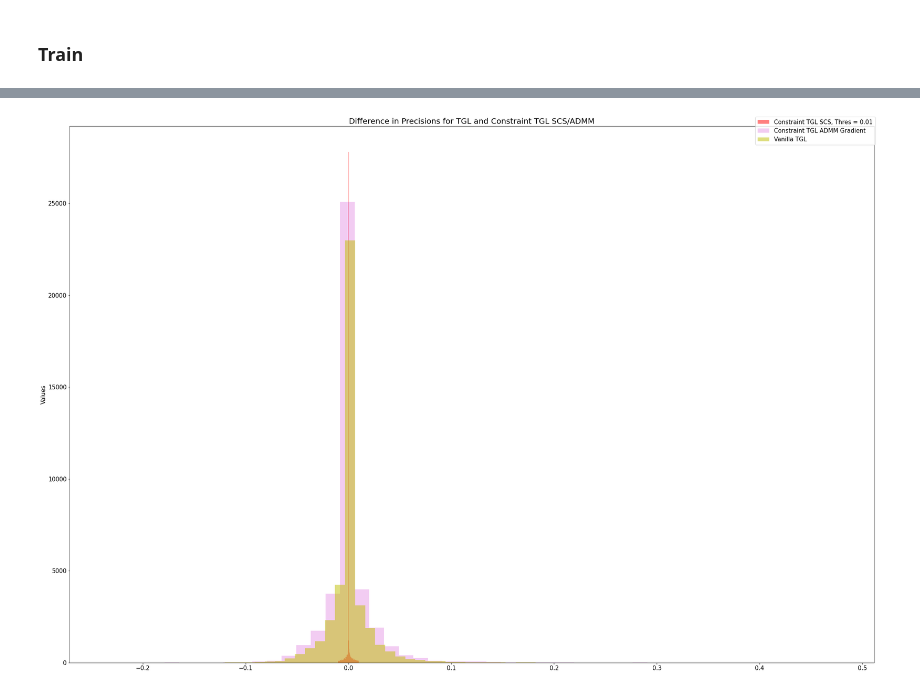
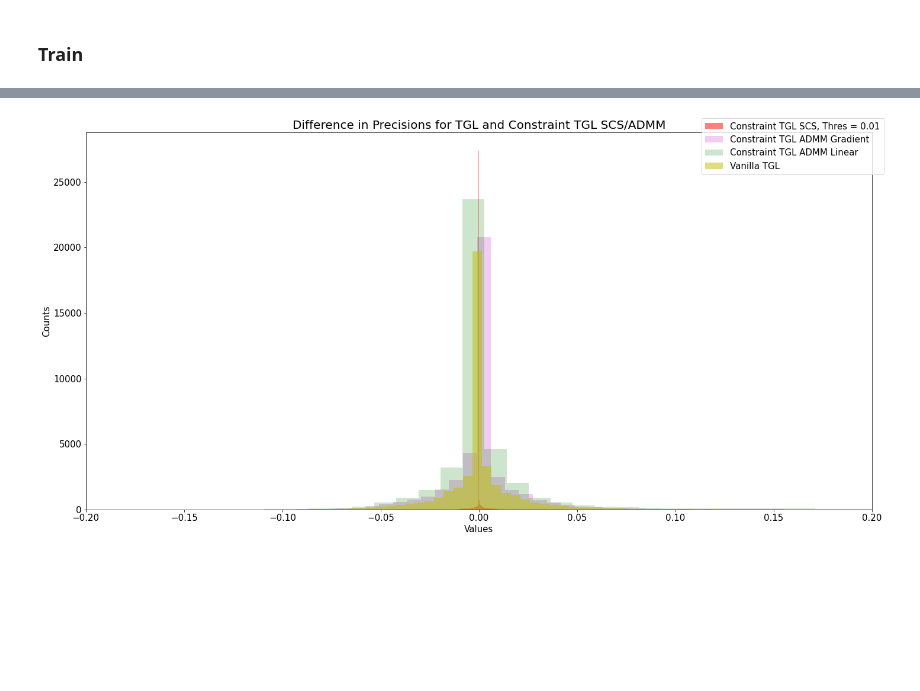
Before and after one commit to atechnicolorskye/post_sum, a Jupyter notebook: regain/inequality_constraint_cvxpy.ipynb, the cells around one changed output, grey strips where cells are left out. Saved outputs shown, nothing was run; the diff lists cells and outputs as text; code cells hidden in the pictures; blank space fills up the shorter version.

Commit message:
Switching to vanilla ADMM formulation for taylor_prox

```diff
--- a/regain/inequality_constraint_cvxpy.ipynb
+++ b/regain/inequality_constraint_cvxpy.ipynb
@@ -48,8 +79,8 @@ X_cov = X_cov[:, :, :, :3]
 # %%
-from regain.covariance import CVXInequalityTimeGraphicalLasso, TimeGraphicalLasso
+from regain.covariance import TaylorProxTimeGraphicalLasso, TimeGraphicalLasso
 tic = time.perf_counter()
-tgl = CVXInequalityTimeGraphicalLasso(max_iter=2*1e4, loss='LL', c_level=0.25, theta=0.5, psi="laplacian", tol=1e-6)
-emp_inv_score, baseline_score, fit_score, pre_cvx = tgl.fit_cov(X_cov).eval_cov_pre()
+tgl = TaylorProxTimeGraphicalLasso(max_iter=1000, loss='LL', c_level=0.25, rho=1e2, theta=0.5, psi="laplacian")
+emp_inv_score_tp, baseline_score_tp, fit_score_tp, pre_tp = tgl.fit_cov(X_cov).eval_cov_pre()
 toc = time.perf_counter()
 print('Running Time :{}'.format(toc - tic))
 # %% [output]
@@ -75,3 +120,6 @@ np.save("scs_sol_1e-6", pre_cvx)
+# %%
+from regain.covariance import CVXInequalityTimeGraphicalLasso, TimeGraphicalLasso
+pre_cvx = np.load("mosek_sol.npy")
 # %%
 from regain.norm import l1_od_norm
 from regain.validation import check_norm_prox
@@ -139,7 +148,7 @@ tgl = TimeGraphicalLasso(alpha=1., beta=1., mode='admm', rho=1, tol=1e-4,
             stop_at=None, stop_when=1e-4, suppress_warn_list=False, init='empirical')
 fit_score_, pre_ = tgl.fit_cov(X_cov).eval_cov_pre()
 # %%
-fig, ax = plt.subplots(figsize=(30, 20))
+fig, ax = plt.subplots(figsize=(20, 10))
 fig.patch.set_facecolor('white')
 colors = "rgm"
 color_index = 0
@@ -151,11 +160,13 @@ for i in [1e-2]:
 # for i in [1e-2, 1e-3, 1e-4]:
     ax.plot(range(X_cov.shape[0] * X_cov.shape[0]), pre[i][idx].flatten(), color='r', alpha=0.5,
             label=r'Constraint TGL SCS, Thres = {}'.format(i))
-for i in [2.]:
-    ax.plot(range(X_cov.shape[0] * X_cov.shape[0]), res[i][3][idx].flatten(), color='g', alpha=0.5,
-            label=r'Constraint TGL ADMM CVX, Div = {}'.format(i))
+# for i in [2.]:
+#     ax.plot(range(X_cov.shape[0] * X_cov.shape[0]), res[i][3][idx].flatten(), color='g', alpha=0.5,
+#             label=r'Constraint TGL ADMM CVX, Div = {}'.format(i))
 ax.plot(range(X_cov.shape[0] * X_cov.shape[0]), pre_grad[idx].flatten(), color='m', alpha=0.5,
         label=r'Constraint TGL ADMM Gradient')
+ax.plot(range(X_cov.shape[0] * X_cov.shape[0]), pre_tp[idx].flatten(), color='g', alpha=0.5,
+        label=r'Constraint TGL ADMM Linear')
 ax.plot(range(X_cov.shape[0] * X_cov.shape[0]), pre_[idx].flatten(), color='y', label=r'Vanilla TGL')
 
 
@@ -165,4 +176,4 @@ ax.tick_params(axis='both', which='major', labelsize=15)
 ax.set_xlabel('Entries', fontsize=15)
 ax.set_title(r'Precisions at t={} for Empirical Inverse, TGL and Constraint TGL SCS/ADMM'.format(idx), fontsize=20)
 plt.tight_layout()
-# plt.savefig('pre_{}_{}_{}_admm.pdf'.format(idx, dim_X, dim_fac))
+plt.savefig('pre_{}_{}_{}_admm_relax_taylor.pdf'.format(idx, dim_X, dim_fac))
@@ -171,30 +180,37 @@ plt.tight_layout()
 # %%
-fig, ax = plt.subplots(figsize=(30, 20))
+fig, ax = plt.subplots(figsize=(20, 10))
 fig.patch.set_facecolor('white')
 colors = "rgm"
 color_index = 0
 
 for i in [1e-2]:
 # for i in [1e-2, 1e-3, 1e-4]:
     diff = (pre[i] -  pre_cvx).flatten()
-    ax.hist(diff, bins=50, color='r', alpha=0.5,
+    ax.hist(diff, bins=100, color='r', alpha=0.5,
             label=r'Constraint TGL SCS, Thres = {}'.format(i))
 # for i in [2.]:
 #     diff = (res[i][3] -  pre_cvx).flatten()
 #     ax.hist(diff, bins=50, color='g', alpha=0.2,
 #             label=r'Constraint TGL ADMM CVX, Div = {}'.format(i))
 diff = (pre_grad -  pre_cvx).flatten()
-ax.hist(diff, bins=50, color='m', alpha=0.2,
+ax.hist(diff, bins=100, color='m', alpha=0.2,
         label=r'Constraint TGL ADMM Gradient')
+diff = (pre_tp -  pre_cvx).flatten()
+ax.hist(diff, bins=100, color='g', alpha=0.2,
+        label=r'Constraint TGL ADMM Linear')
 diff = (pre_ -  pre_cvx).flatten()
-ax.hist(diff, bins=50, color='y', alpha=0.5, label=r'Vanilla TGL')
+ax.hist(diff, bins=100, color='y', alpha=0.5,
+        label=r'Vanilla TGL')
 
 fig.legend(fontsize=15)
 ax.set_ylabel('Counts', fontsize=15)
-ax.set_ylabel('Values', fontsize=15)
+ax.set_xlabel('Values', fontsize=15)
+major_loc = MultipleLocator(base=0.05)
+ax.xaxis.set_major_locator(major_loc)
+ax.set_xlim((-0.2, 0.2))
 ax.tick_params(axis='both', which='major', labelsize=15)
-ax.set_title(r'Difference in Precisions for TGL and Constraint TGL SCS/ADMM'.format(idx), fontsize=20)
+ax.set_title(r'Difference in Precisions for TGL and Constraint TGL SCS/ADMM', fontsize=20)
 plt.tight_layout()
-# plt.savefig('pre_{}_{}_{}_admm.pdf'.format(idx, dim_X, dim_fac))
+plt.savefig('pre_diff_hist_{}_{}_taylor.pdf'.format(dim_X, dim_fac))
 # %% [output]
-[figure, old version]
+[figure, new version]
```
Also changed, not shown: parts of 15 cells of this notebook, 3 other files.
